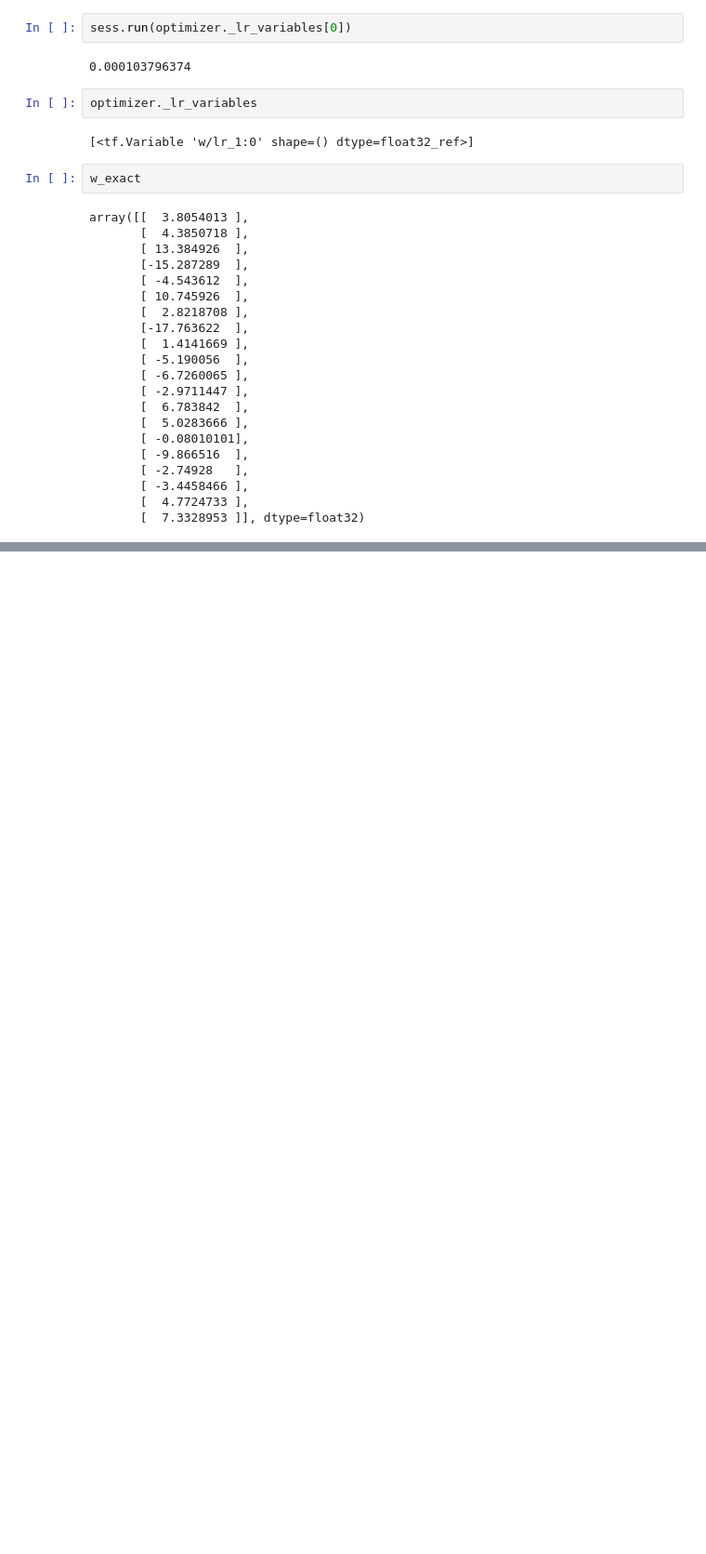
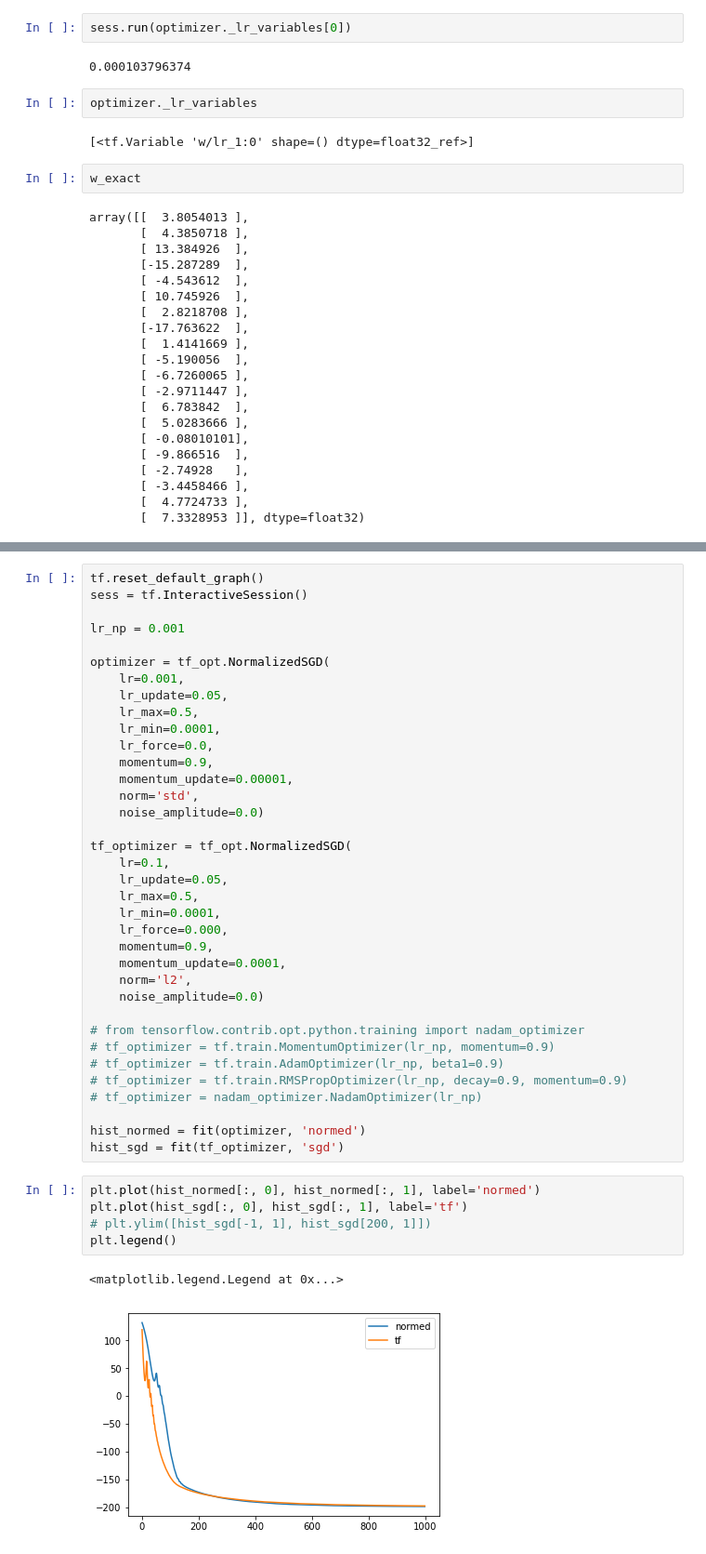
Before and after one commit to kmkolasinski/deep-learning-notes, a Jupyter notebook: max-normed-optimizer/notebooks/tf_quadratic_equation.ipynb, the cells around one changed output, grey strips where cells are left out. Shown at 93% size. Saved outputs shown, nothing was run; the diff lists cells and outputs as text; blank space fills up the shorter version.

```diff
--- a/max-normed-optimizer/notebooks/tf_quadratic_equation.ipynb
+++ b/max-normed-optimizer/notebooks/tf_quadratic_equation.ipynb
@@ -131,0 +201,44 @@ array([[  3.8054013 ],
+# %%
+tf.reset_default_graph()
+sess = tf.InteractiveSession()
+
+lr_np = 0.001
+
+optimizer = tf_opt.NormalizedSGD(
+    lr=0.001,
+    lr_update=0.05,
+    lr_max=0.5,
+    lr_min=0.0001,
+    lr_force=0.0,
+    momentum=0.9,
+    momentum_update=0.00001,
+    norm='std',
+    noise_amplitude=0.0)
+
+tf_optimizer = tf_opt.NormalizedSGD(
+    lr=0.1,
+    lr_update=0.05,
+    lr_max=0.5,
+    lr_min=0.0001,
+    lr_force=0.000,
+    momentum=0.9,
+    momentum_update=0.0001,
+    norm='l2',
+    noise_amplitude=0.0)
+
+# from tensorflow.contrib.opt.python.training import nadam_optimizer
+# tf_optimizer = tf.train.MomentumOptimizer(lr_np, momentum=0.9)
+# tf_optimizer = tf.train.AdamOptimizer(lr_np, beta1=0.9)
+# tf_optimizer = tf.train.RMSPropOptimizer(lr_np, decay=0.9, momentum=0.9)
+# tf_optimizer = nadam_optimizer.NadamOptimizer(lr_np)
+
+hist_normed = fit(optimizer, 'normed')
+hist_sgd = fit(tf_optimizer, 'sgd')
+# %%
+plt.plot(hist_normed[:, 0], hist_normed[:, 1], label='normed')
+plt.plot(hist_sgd[:, 0], hist_sgd[:, 1], label='tf')
+# plt.ylim([hist_sgd[-1, 1], hist_sgd[200, 1]])
+plt.legend()
+# %% [output]
+<matplotlib.legend.Legend at 0x...>
+[figure, added]
```
Also changed, not shown: parts of 10 cells of this notebook, 3 other files.
